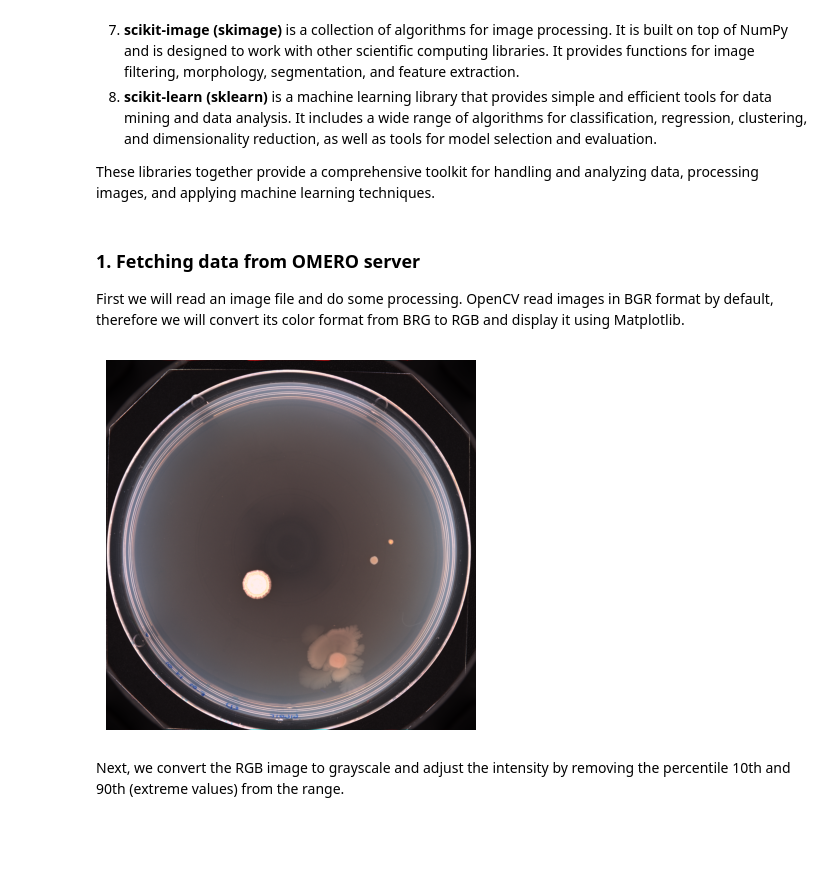
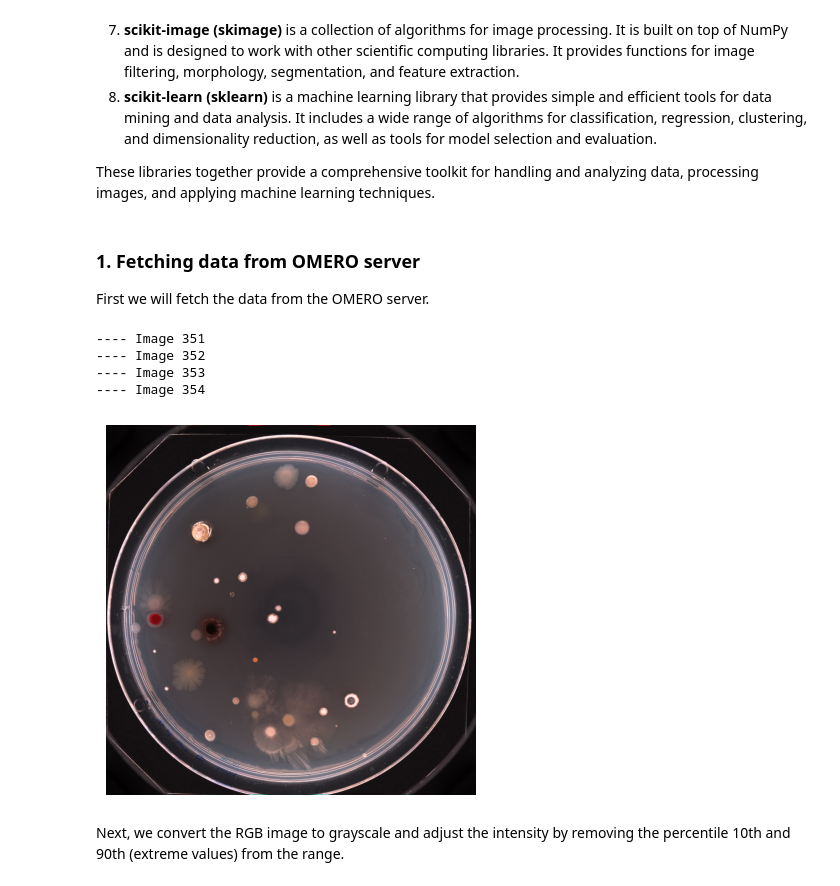
Before and after one commit to ScilifelabDataCentre/omero-workshops, a Jupyter notebook: WCMTM_ScienceDay2025_workshop/IDBacteriaColonies_omerofetched_dgarcia.ipynb, the cells around one changed output. Drawn from its saved outputs; the diff is of its cells as text; code cells hidden in the pictures; blank space fills up the shorter version.

```diff
--- a/WCMTM_ScienceDay2025_workshop/IDBacteriaColonies_omerofetched_dgarcia.ipynb
+++ b/WCMTM_ScienceDay2025_workshop/IDBacteriaColonies_omerofetched_dgarcia.ipynb
@@ -4,3 +9,6 @@
+# %%
+from dotenv import dotenv_values
+config = dotenv_values(".env")
 # %%
 !pip install omero-py https://github.com/glencoesoftware/zeroc-ice-py-linux-x86_64/releases/download/20240202/zeroc_ice-3.6.5-cp311-cp311-manylinux_2_28_x86_64.whl
 # %% [output]
@@ -67,39 +80,54 @@ def show_image(image, cmap_type='gray'):
     plt.imshow(image, cmap=cmap_type)
     plt.axis('off')
     plt.show()
-# %% [markdown]
-### 1. Fetching data from OMERO server
-First we will read an image file and do some processing. OpenCV read images in BGR format by default, therefore we will convert its color format from BRG to RGB and display it using Matplotlib.
+# %% [markdown]
+### 1. Fetching data from OMERO server
+First we will fetch the data from the OMERO server.
+# %%
+conn = BlitzGateway('test-user', config['PASS'],
+                        host='omero.scilifelab.se', secure=True)
+conn.connect()
+
+dataset_id = 301
+dataset = conn.getObject("Dataset", dataset_id)
+images = []
+for image in dataset.listChildren():
+  images.append(image)
+  if len(images) == 0:
+    print(None)
+
+for image in images:
+  print("---- Image", image.id)
+# %% [output]
+---- Image 351
+---- Image 352
+---- Image 353
+---- Image 354
 # %%
-conn = BlitzGateway('daniela', 'workshop2025',
-                        host='omero.scilifelab.se', secure=True)
-conn.connect()
-conn.c.enableKeepAlive(60)
-
-image_id = 302
+image_id = 351
 image_obj = conn.getObject("Image", image_id)
 
 # Get the raw pixel data
 pixels = image_obj.getPrimaryPixels()
 channels = []
 for c in range(image_obj.getSizeC()):
     plane = pixels.getPlane(0, c, 0)  # z, c, t indices
     channels.append(plane)
 
 # stack the channels to create a color image
 image_color = np.stack(channels, axis=-1)
 # rescale the intensity of the image to the range [0, 255]
 image_color = rescale_intensity(image_color, in_range='image', out_range=(0, 255)).astype(np.uint8)
 
 # get grayscale image
 image_gray = pixels.getPlane(0, 0, 0)  # z, c, t indices
 
 # Display the color image using matplotlib
 show_image(image_color)
 
 conn.close()
 # %% [output]
-[figure, old version]
+[figure, new version]
 # %% [markdown]
 Next, we convert the RGB image to grayscale and adjust the intensity by removing the percentile 10th and 90th (extreme values) from the range.
 # %%
```
Also changed, not shown: parts of 15 cells of this notebook, 1 other file.
